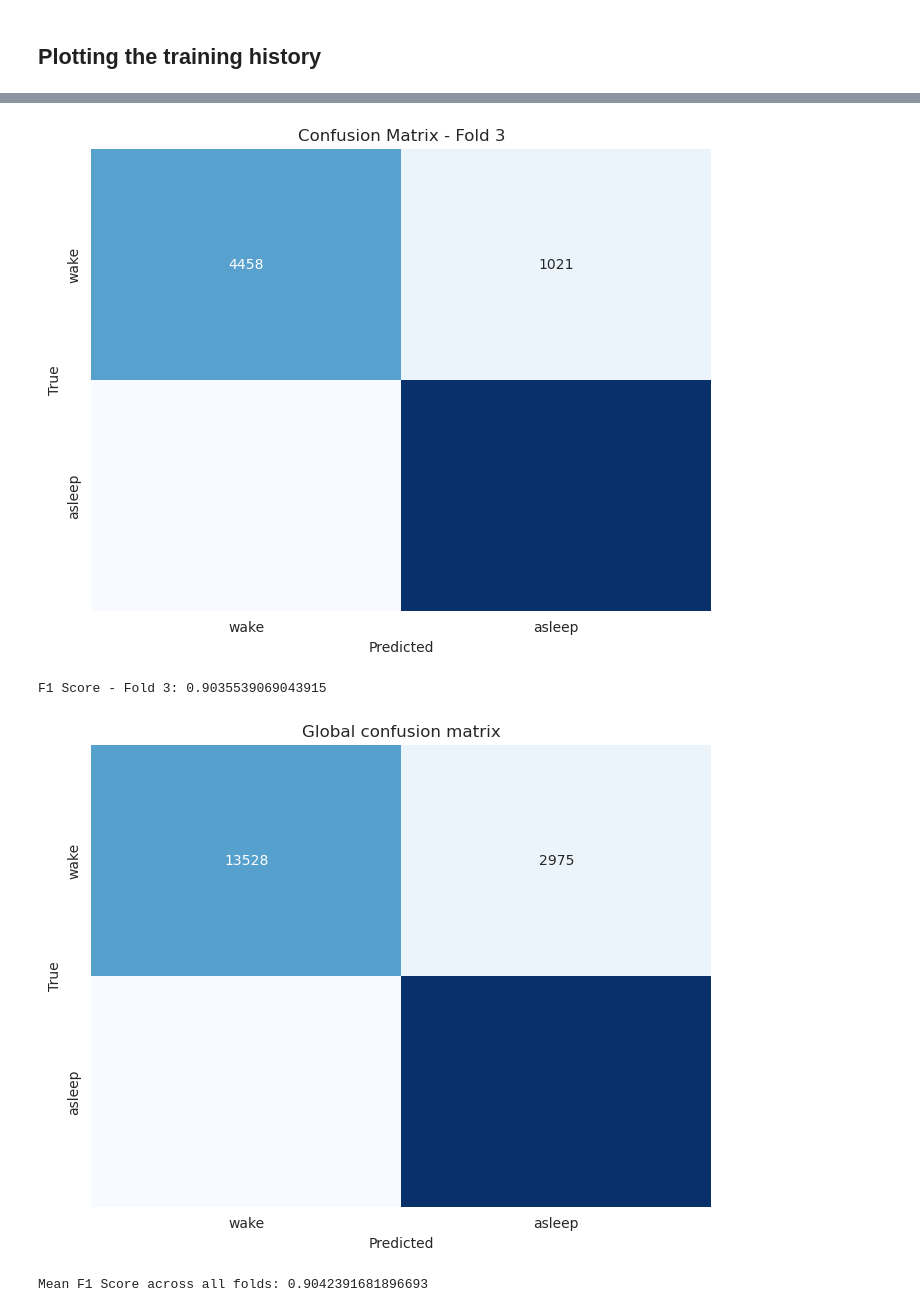
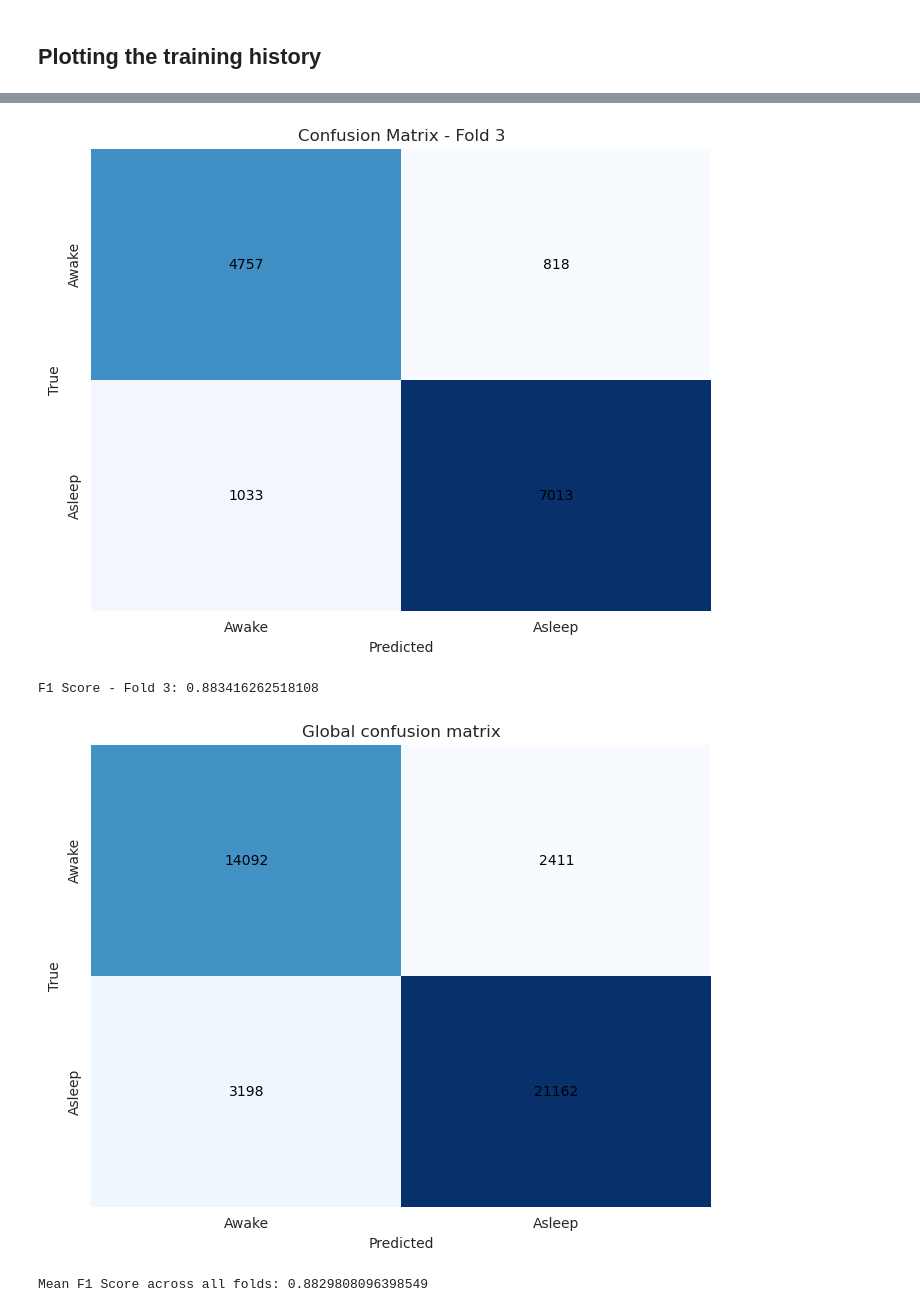
Before and after one commit to Tasticoco/ARN_lab03_sleepMouseReco, a Jupyter notebook: python/mices.ipynb, the cells around one changed output, grey strips where cells are left out. Saved outputs shown, nothing was run; the diff lists cells and outputs as text; code cells hidden in the pictures.

```diff
--- a/python/mices.ipynb
+++ b/python/mices.ipynb
@@ -111,10 +94,6 @@ history = []
 
 mice_eeg = np.array(mice_eeg)
 
-
-
-
-
 for i, (train_index, test_index) in enumerate(kf.split(input_data)):
     scaler = StandardScaler()
     # We need to create a new model everytime otherwise fit will continue previous training
@@ -123,7 +102,7 @@ for i, (train_index, test_index) in enumerate(kf.split(input_data)):
     history = mlp.fit(
         x=scaler.fit_transform(input_data[train_index]), y=output_data[train_index],
         validation_data=(scaler.transform(input_data[test_index]), output_data[test_index]),
-        epochs=2
+        epochs=10
     )
 
     history_list.append(history)
@@ -173,17 +157,28 @@ pl.show()
 # %%
 import numpy as np
+import matplotlib.pyplot as plt
 from sklearn.metrics import confusion_matrix, f1_score
 import seaborn as sns
 
-def plot_confusion_matrix(confusion_matrix, title):
+def plot_confusion_matrix(confusion_matrix, title, class_labels):
     # Plot confusion matrix
-    pl.figure(figsize=(8, 6))
-    sns.heatmap(confusion_matrix.astype(int), annot=True, fmt="d", cmap="Blues", cbar=False,
-                xticklabels=["Awake", "Asleep"], yticklabels=["Awake", "Asleep"])
-    pl.title(title)
-    pl.xlabel('Predicted')
-    pl.ylabel('True')
-    pl.show()
+    fig, ax = plt.subplots(figsize=(8, 6))
+    sns.heatmap(confusion_matrix.astype(int), annot=False, fmt='', cmap="Blues", cbar=False,
+                xticklabels=class_labels, yticklabels=class_labels, ax=ax)
+
+    # Add numerical values to the heatmap
+    for i in range(confusion_matrix.shape[0]):
+        for j in range(confusion_matrix.shape[1]):
+            x = j + 0.5  # Shift x-coordinate to center the text
+            y = i + 0.5  # Shift y-coordinate to center the text
+            ax.text(x, y, str(confusion_matrix[i, j]), ha="center", va="center", color="black")
+
+    ax.set_title(title)
+    ax.set_xlabel('Predicted')
+    ax.set_ylabel('True')
+    plt.show()
+
+class_labels = ['Awake', 'Asleep']
 
 f1_scores = []
 mean_confusion_matrix = np.zeros((2, 2))
@@ -198,7 +193,7 @@ for i, (train_index, test_index) in enumerate(kf.split(input_data)):
     mean_confusion_matrix += confusion_matrix(true_labels, predictions)
 
     # Compute confusion matrix and plot
-    plot_confusion_matrix(cm, f'Confusion Matrix - Fold {i + 1}')
+    plot_confusion_matrix(cm, f'Confusion Matrix - Fold {i + 1}',class_labels)
 
     # Compute F1 score
     f1 = f1_score(true_labels, predictions)
@@ -206,7 +201,7 @@ for i, (train_index, test_index) in enumerate(kf.split(input_data)):
     print(f"F1 Score - Fold {i + 1}: {f1}")
 
 # Plot mean confusion matrix
-plot_confusion_matrix(mean_confusion_matrix, 'Global confusion matrix')
+plot_confusion_matrix(mean_confusion_matrix.astype(int), 'Global confusion matrix', class_labels)
 
 # Calculate and display the mean F1 score across all folds
 mean_f1_score = np.mean(f1_scores)
@@ -222,4 +217,4 @@ F1 Score - Fold 2: 0.9061856918048662
-[figure, old version]
+[figure, new version]
-F1 Score - Fold 3: 0.9035539069043915
+F1 Score - Fold 3: 0.883416262518108
-[figure, old version]
+[figure, new version]
-Mean F1 Score across all folds: 0.9042391681896693
+Mean F1 Score across all folds: 0.8829808096398549
```
Also changed, not shown: parts of 4 cells of this notebook, 1 other file.
